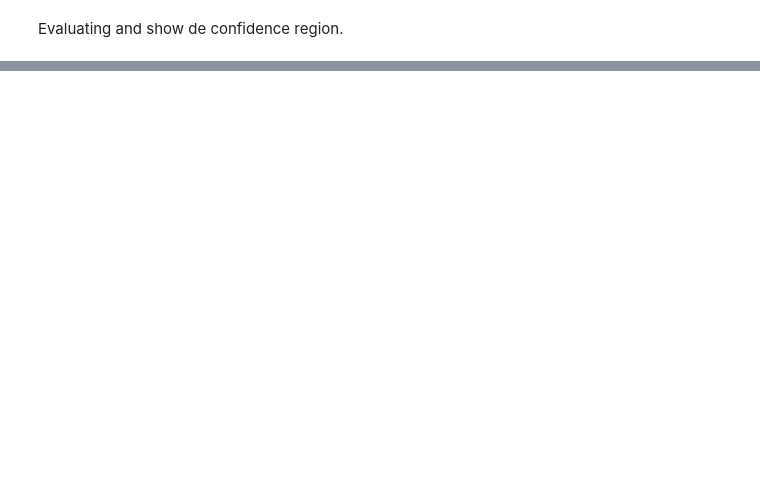
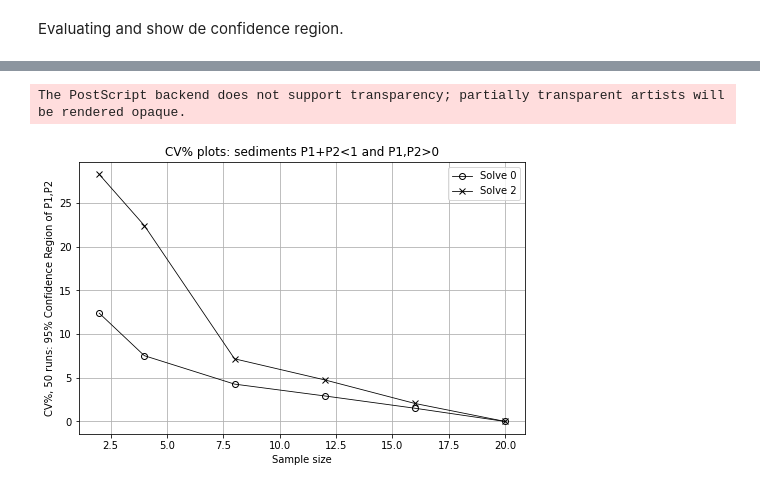
Before and after one commit to tiagoburiol/Fingerprinting, a Jupyter notebook: quick_start.ipynb, the cells around one changed output, grey strips where cells are left out. Saved outputs shown, nothing was run; the diff lists cells and outputs as text; code cells hidden in the pictures; blank space fills up the shorter version.

```diff
--- a/quick_start.ipynb
+++ b/quick_start.ipynb
@@ -92,0 +124,4 @@ plt.show()
+# %%
+nLs = [2,4,8,12,16,20]
+
+Lcv0, Lcv1, Lcv2 = fp.multi_runs(50, nY,nD,nE,nLs)
@@ -92,0 +146,32 @@ plt.show()
+# %%
+X2_0 = nLs.copy()
+Y2_0 = Lcv0.copy()
+
+X2_1 = nLs.copy()
+Y2_1 = Lcv0.copy()
+
+X2_2 = nLs.copy()
+Y2_2 = Lcv2.copy()
+# %%
+import matplotlib.pyplot as plt
+
+fig = plt.figure(figsize=(8, 5))
+plt.plot(X2_0, Y2_0, "ko-",
+         #X2_1, Y2_1, "ks-",
+         X2_2, Y2_2, "kx-",
+        fillstyle='none',
+        linewidth=0.8)
+#plt.plot(X1, Y1, "o-", )
+plt.title('CV% plots: sediments P1+P2<1 and P1,P2>0')
+plt.xlabel('Sample size')
+plt.ylabel('CV%, 50 runs: 95% Confidence Region of P1,P2')
+plt.legend(['Solve 0',
+            #'Solve 1',
+            'Solve 2'], loc='upper right')
+plt.savefig('P1+P2<1_and_P1,P2>0.eps')
+
+plt.grid()
+plt.show()
+# %% [output]
+The PostScript backend does not support transparency; partially transparent artists will be rendered opaque.
+[figure, added]
```
Also changed, not shown: parts of 17 cells of this notebook.
